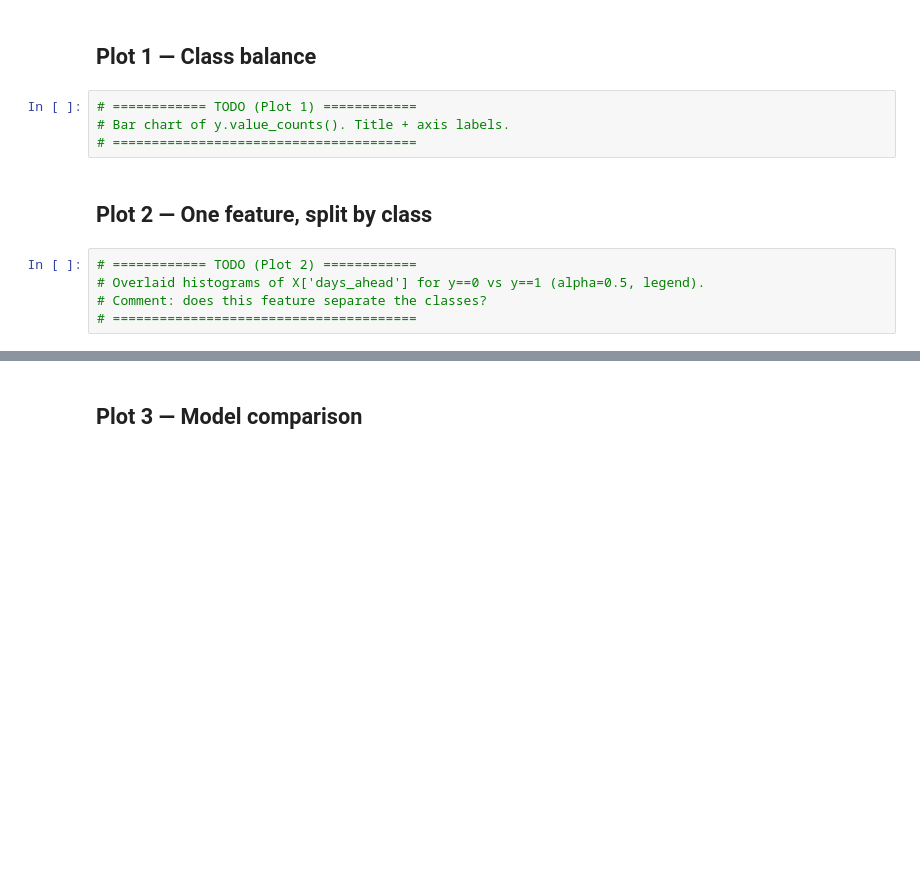
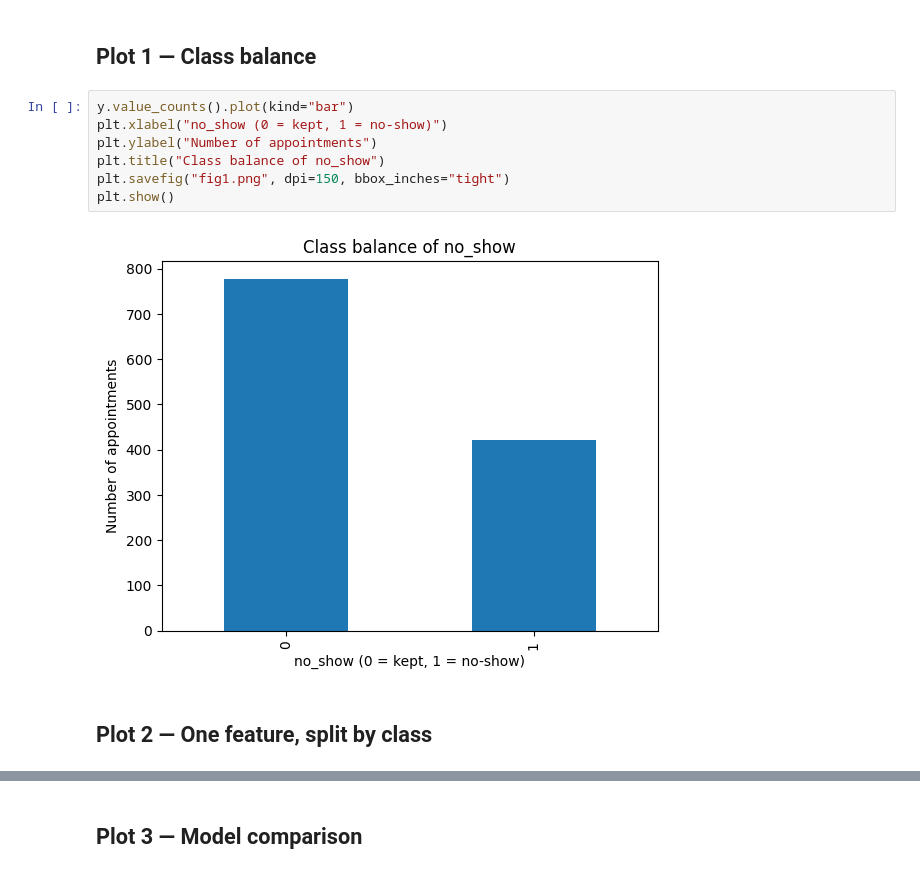
Before and after one commit to rhddnjs1974/machine-learning-project, a Jupyter notebook: lab02/notebooks/lab02_visualization.ipynb, the cells around one changed output, grey strips where cells are left out. Drawn from its saved outputs; the diff is of its cells as text; blank space fills up the shorter version.

```diff
--- a/lab02/notebooks/lab02_visualization.ipynb
+++ b/lab02/notebooks/lab02_visualization.ipynb
@@ -21,13 +31,13 @@ results
 # %% [markdown]
 ## Plot 1 — Class balance
-# %%
-# ============ TODO (Plot 1) ============
-# Bar chart of y.value_counts(). Title + axis labels.
-# =======================================
+# %%
+y.value_counts().plot(kind="bar")
+plt.xlabel("no_show (0 = kept, 1 = no-show)")
+plt.ylabel("Number of appointments")
+plt.title("Class balance of no_show")
+plt.savefig("fig1.png", dpi=150, bbox_inches="tight")
+plt.show()
+# %% [output]
+[figure, added]
 # %% [markdown]
 ## Plot 2 — One feature, split by class
-# %%
-# ============ TODO (Plot 2) ============
-# Overlaid histograms of X['days_ahead'] for y==0 vs y==1 (alpha=0.5, legend).
-# Comment: does this feature separate the classes?
-# =======================================
```
Also changed, not shown: parts of 4 cells of this notebook, 6 other files.
